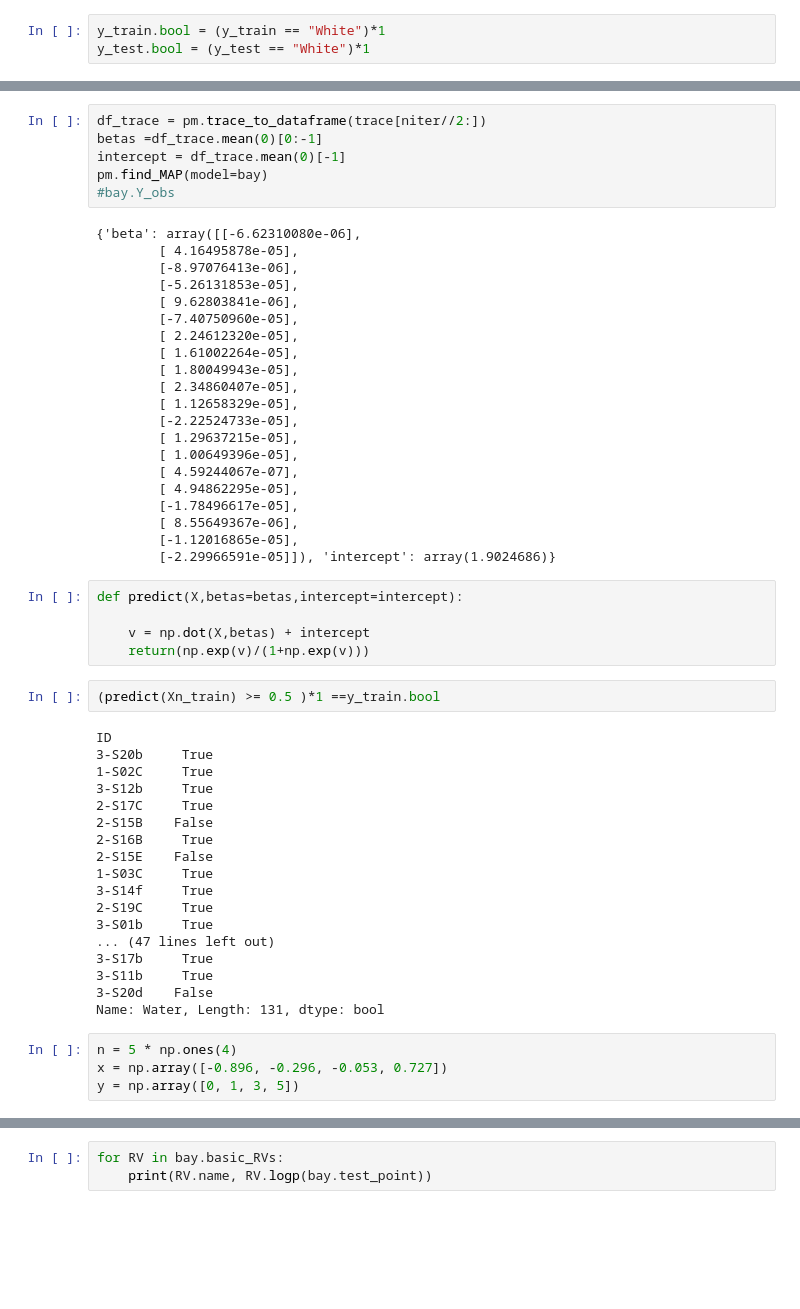
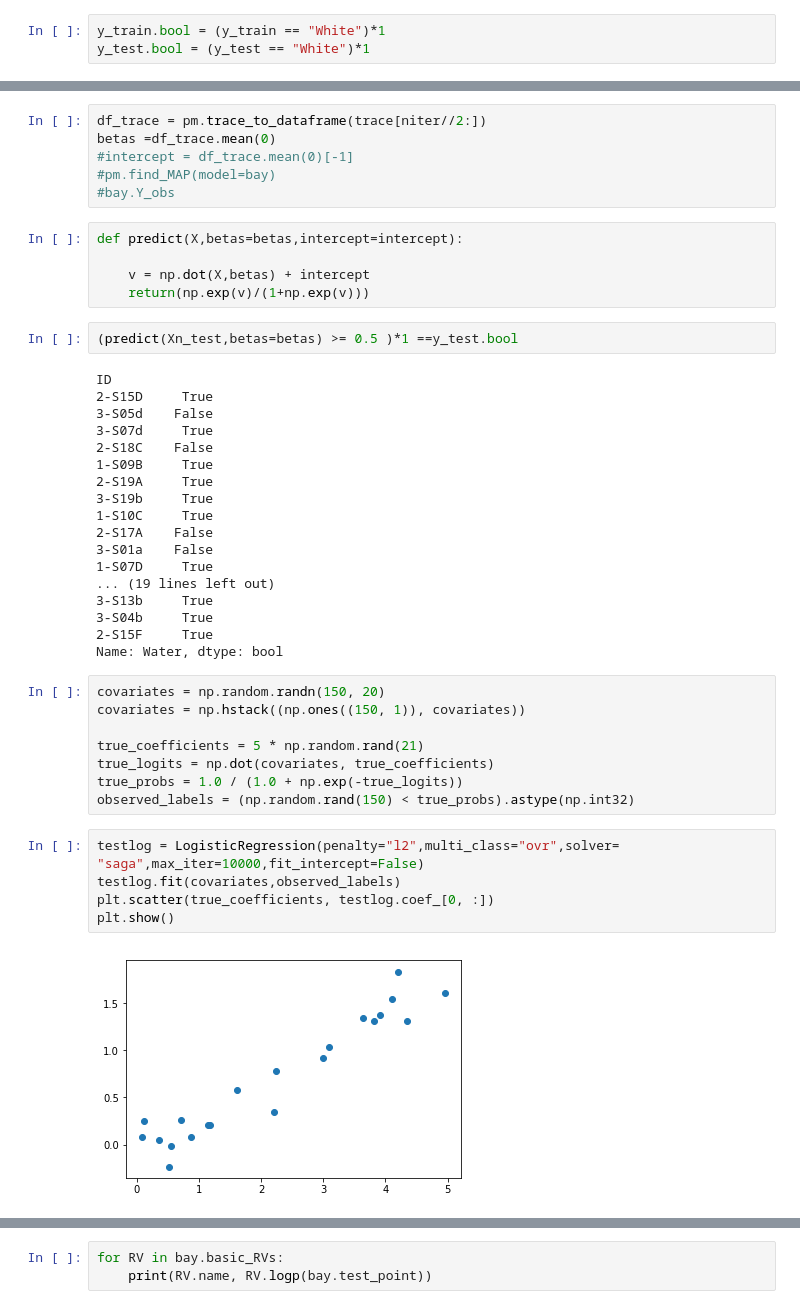
Before and after one commit to adamingas/amazon-rivers, a Jupyter notebook: classification.ipynb, the cells around one changed output, grey strips where cells are left out. Drawn from its saved outputs; the diff is of its cells as text; blank space fills up the shorter version.

```diff
--- a/classification.ipynb
+++ b/classification.ipynb
@@ -119,58 +161,48 @@ NUTS: [intercept, beta]
 # %%
 df_trace = pm.trace_to_dataframe(trace[niter//2:])
-betas =df_trace.mean(0)[0:-1]
-intercept = df_trace.mean(0)[-1]
-pm.find_MAP(model=bay)
+betas =df_trace.mean(0)
+#intercept = df_trace.mean(0)[-1]
+#pm.find_MAP(model=bay)
 #bay.Y_obs
-# %% [output]
-{'beta': array([[-6.62310080e-06],
-        [ 4.16495878e-05],
-        [-8.97076413e-06],
-        [-5.26131853e-05],
-        [ 9.62803841e-06],
-        [-7.40750960e-05],
-        [ 2.24612320e-05],
-        [ 1.61002264e-05],
-        [ 1.80049943e-05],
-        [ 2.34860407e-05],
-        [ 1.12658329e-05],
-        [-2.22524733e-05],
-        [ 1.29637215e-05],
-        [ 1.00649396e-05],
-        [ 4.59244067e-07],
-        [ 4.94862295e-05],
-        [-1.78496617e-05],
-        [ 8.55649367e-06],
-        [-1.12016865e-05],
-        [-2.29966591e-05]]), 'intercept': array(1.9024686)}
 # %%
 def predict(X,betas=betas,intercept=intercept):
 
     v = np.dot(X,betas) + intercept
     return(np.exp(v)/(1+np.exp(v)))
 # %%
-(predict(Xn_train) >= 0.5 )*1 ==y_train.bool
+(predict(Xn_test,betas=betas) >= 0.5 )*1 ==y_test.bool
 # %% [output]
 ID
-3-S20b     True
-1-S02C     True
-3-S12b     True
-2-S17C     True
-2-S15B    False
-2-S16B     True
-2-S15E    False
-1-S03C     True
-3-S14f     True
-2-S19C     True
-3-S01b     True
-... (47 lines left out)
-3-S17b     True
-3-S11b     True
-3-S20d    False
-Name: Water, Length: 131, dtype: bool
+2-S15D     True
+3-S05d    False
+3-S07d     True
+2-S18C    False
+1-S09B     True
+2-S19A     True
+3-S19b     True
+1-S10C     True
+2-S17A    False
+3-S01a    False
+1-S07D     True
+... (19 lines left out)
+3-S13b     True
+3-S04b     True
+2-S15F     True
+Name: Water, dtype: bool
-# %%
-n = 5 * np.ones(4)
-x = np.array([-0.896, -0.296, -0.053, 0.727])
-y = np.array([0, 1, 3, 5])
+# %%
+covariates = np.random.randn(150, 20)
+covariates = np.hstack((np.ones((150, 1)), covariates))
+
+true_coefficients = 5 * np.random.rand(21)
+true_logits = np.dot(covariates, true_coefficients)
+true_probs = 1.0 / (1.0 + np.exp(-true_logits))
+observed_labels = (np.random.rand(150) < true_probs).astype(np.int32)
+# %%
+testlog = LogisticRegression(penalty="l2",multi_class="ovr",solver= "saga",max_iter=10000,fit_intercept=False)
+testlog.fit(covariates,observed_labels)
+plt.scatter(true_coefficients, testlog.coef_[0, :])
+plt.show()
+# %% [output]
+[figure, added]
 # %%
 niter=1000
```
Also changed, not shown: parts of 10 cells of this notebook.
